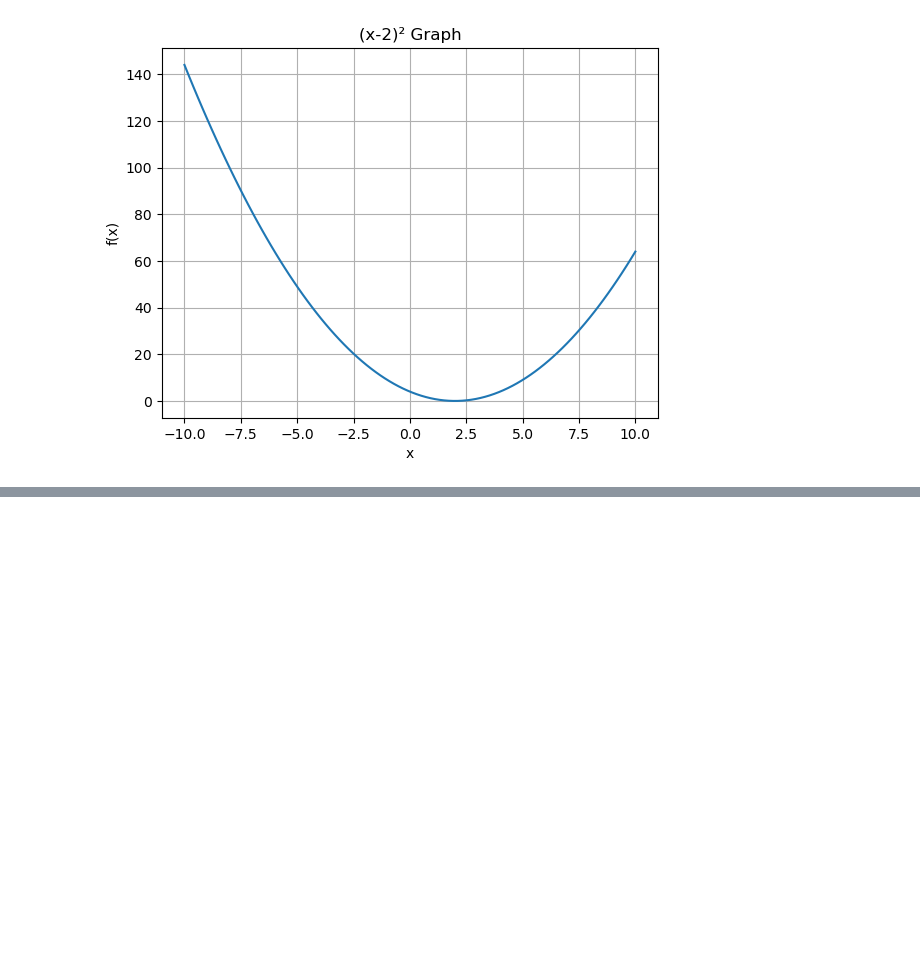
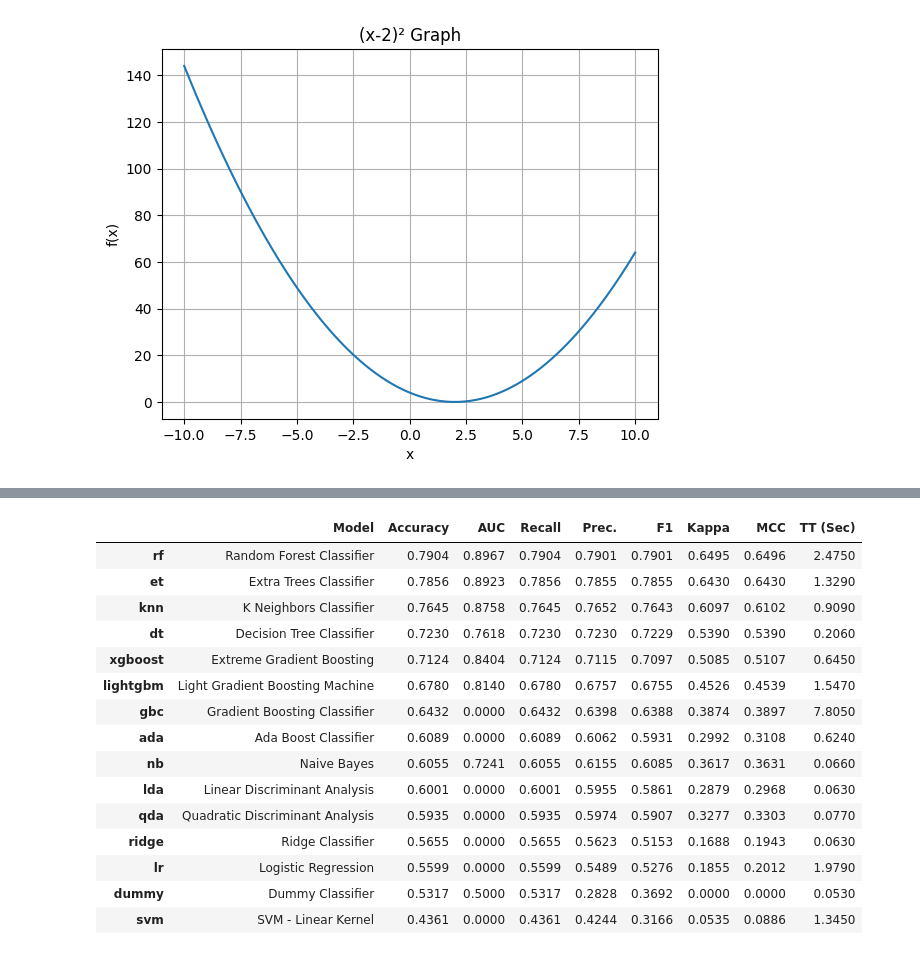
Before and after one commit to EsraKorkmazz/FINANCE-STREAMLIT-APP, a Jupyter notebook: notebooks/3-machine-learning.ipynb, the cells around one changed output, grey strips where cells are left out. Saved outputs shown, nothing was run; the diff lists cells and outputs as text; code cells hidden in the pictures; blank space fills up the shorter version.

```diff
--- a/notebooks/3-machine-learning.ipynb
+++ b/notebooks/3-machine-learning.ipynb
@@ -273,0 +322,3 @@ study.best_params
+# %%
+best_model = compare_models()
+# %% [output]
@@ -273,0 +326,16 @@ study.best_params
+|  | Model | Accuracy | AUC | Recall | Prec. | F1 | Kappa | MCC | TT (Sec) |
+| rf | Random Forest Classifier | 0.7904 | 0.8967 | 0.7904 | 0.7901 | 0.7901 | 0.6495 | 0.6496 | 2.4750 |
+| et | Extra Trees Classifier | 0.7856 | 0.8923 | 0.7856 | 0.7855 | 0.7855 | 0.6430 | 0.6430 | 1.3290 |
+| knn | K Neighbors Classifier | 0.7645 | 0.8758 | 0.7645 | 0.7652 | 0.7643 | 0.6097 | 0.6102 | 0.9090 |
+| dt | Decision Tree Classifier | 0.7230 | 0.7618 | 0.7230 | 0.7230 | 0.7229 | 0.5390 | 0.5390 | 0.2060 |
+| xgboost | Extreme Gradient Boosting | 0.7124 | 0.8404 | 0.7124 | 0.7115 | 0.7097 | 0.5085 | 0.5107 | 0.6450 |
+| lightgbm | Light Gradient Boosting Machine | 0.6780 | 0.8140 | 0.6780 | 0.6757 | 0.6755 | 0.4526 | 0.4539 | 1.5470 |
+| gbc | Gradient Boosting Classifier | 0.6432 | 0.0000 | 0.6432 | 0.6398 | 0.6388 | 0.3874 | 0.3897 | 7.8050 |
+| ada | Ada Boost Classifier | 0.6089 | 0.0000 | 0.6089 | 0.6062 | 0.5931 | 0.2992 | 0.3108 | 0.6240 |
+| nb | Naive Bayes | 0.6055 | 0.7241 | 0.6055 | 0.6155 | 0.6085 | 0.3617 | 0.3631 | 0.0660 |
+| lda | Linear Discriminant Analysis | 0.6001 | 0.0000 | 0.6001 | 0.5955 | 0.5861 | 0.2879 | 0.2968 | 0.0630 |
+| qda | Quadratic Discriminant Analysis | 0.5935 | 0.0000 | 0.5935 | 0.5974 | 0.5907 | 0.3277 | 0.3303 | 0.0770 |
+| ridge | Ridge Classifier | 0.5655 | 0.0000 | 0.5655 | 0.5623 | 0.5153 | 0.1688 | 0.1943 | 0.0630 |
+| lr | Logistic Regression | 0.5599 | 0.0000 | 0.5599 | 0.5489 | 0.5276 | 0.1855 | 0.2012 | 1.9790 |
+| dummy | Dummy Classifier | 0.5317 | 0.5000 | 0.5317 | 0.2828 | 0.3692 | 0.0000 | 0.0000 | 0.0530 |
+| svm | SVM - Linear Kernel | 0.4361 | 0.0000 | 0.4361 | 0.4244 | 0.3166 | 0.0535 | 0.0886 | 1.3450 |
```
Also changed, not shown: parts of 14 cells of this notebook.
